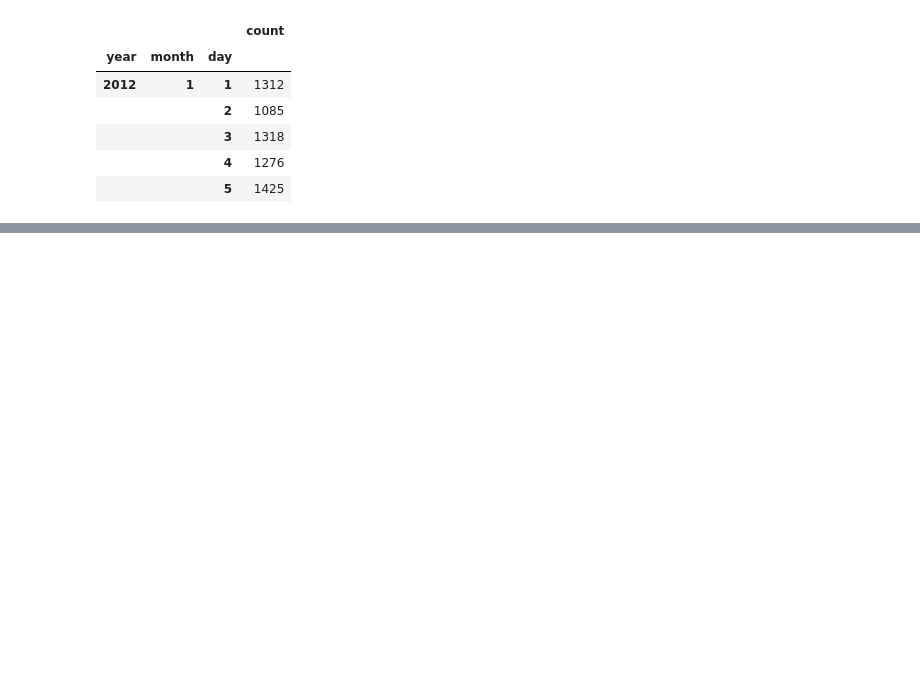
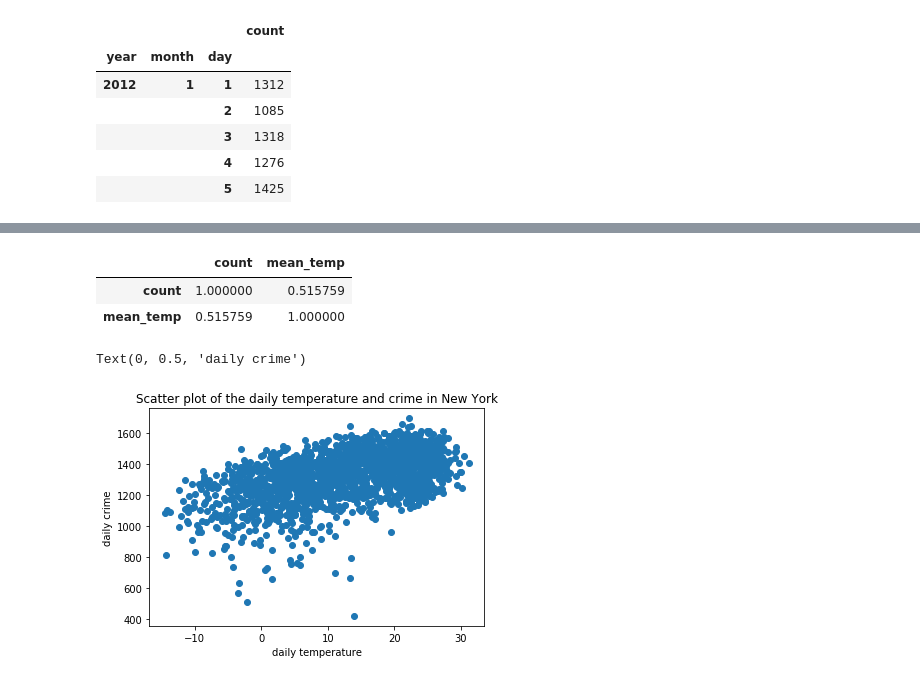
Before and after one commit to AprilW048/Final_Project, a Jupyter notebook: Weatherindex_and_Crime.ipynb, the cells around one changed output, grey strips where cells are left out. Saved outputs shown, nothing was run; the diff lists cells and outputs as text; code cells hidden in the pictures; blank space fills up the shorter version.

```diff
--- a/Weatherindex_and_Crime.ipynb
+++ b/Weatherindex_and_Crime.ipynb
@@ -933,0 +913,3 @@ TestResults(failed=0, attempted=4)
+# %%
+NY_crime_weather_day=pd.merge(NY_daily_crime, NY_daily_temp,on=['year', 'month','day'])
+NY_crime_weather_day.head()
@@ -933,0 +923,14 @@ TestResults(failed=0, attempted=4)
+# %%
+NY_crime_weather_day[['count','mean_temp']].corr()
+# %% [output]
+|  | count | mean_temp |
+| count | 1.000000 | 0.515759 |
+| mean_temp | 0.515759 | 1.000000 |
+# %%
+plt.scatter(NY_crime_weather_day['mean_temp'], NY_crime_weather_day['count'])
+plt.title('Scatter plot of the daily temperature and crime in New York')
+plt.xlabel('daily temperature')
+plt.ylabel('daily crime')
+# %% [output]
+Text(0, 0.5, 'daily crime')
+[figure, added]
```
Also changed, not shown: parts of 7 cells of this notebook.
